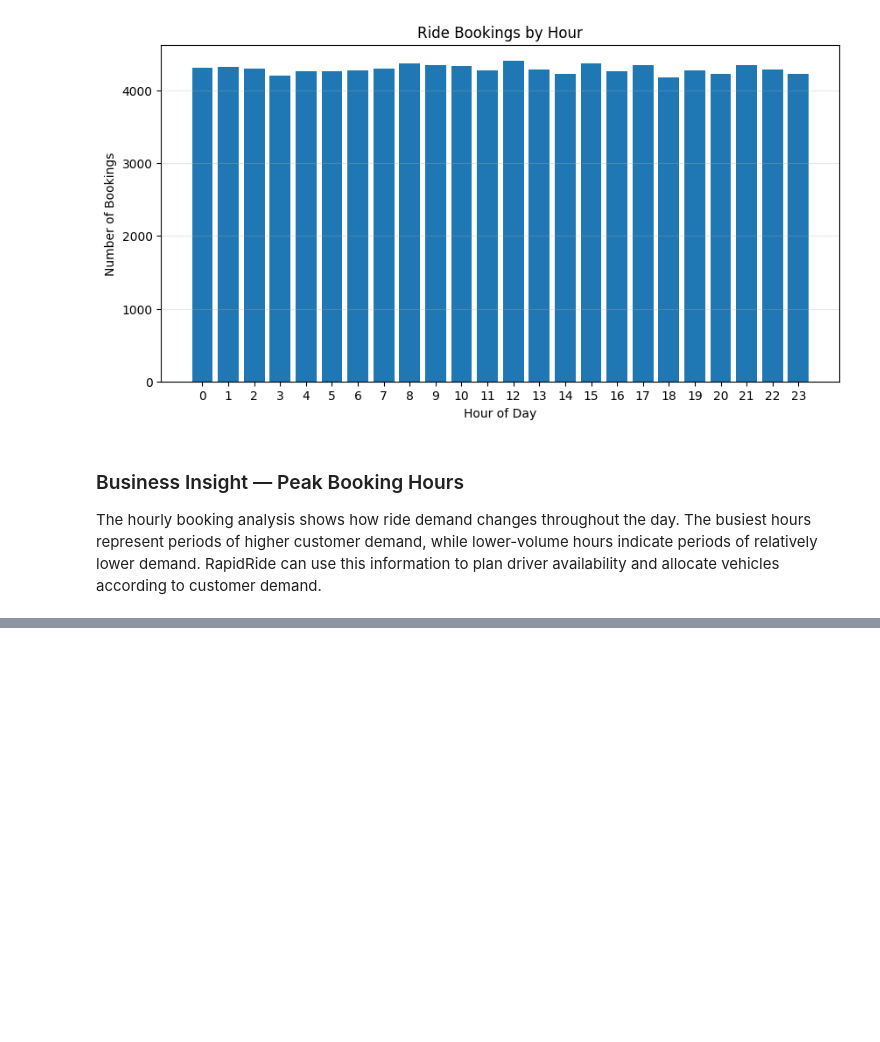
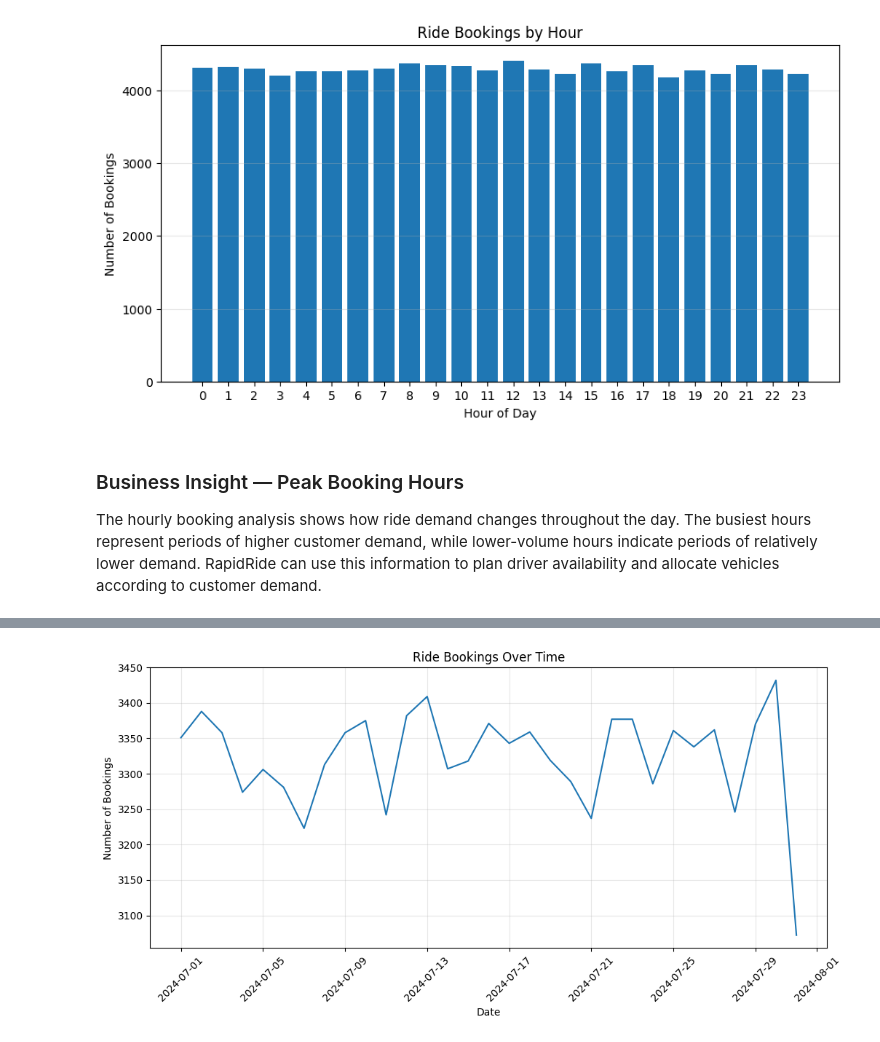
Before and after one commit to HafsaSaddique/ride-booking-data-cleaning, a Jupyter notebook: notebooks/ride_booking_analysis.ipynb, the cells around one changed output, grey strips where cells are left out. Drawn from its saved outputs; the diff is of its cells as text; code cells hidden in the pictures; blank space fills up the shorter version.

```diff
--- a/notebooks/ride_booking_analysis.ipynb
+++ b/notebooks/ride_booking_analysis.ipynb
@@ -165,3 +165,7 @@ The busiest hours represent periods of higher customer demand, while lower-volum
 hours indicate periods of relatively lower demand. RapidRide can use this
 information to plan driver availability and allocate vehicles according to
 customer demand.
+# %%
+trips_over_time = df.groupby(df["Date"].dt.date).size()
+
+print(trips_over_time.head())
@@ -167,0 +180,23 @@ customer demand.
+# %%
+plt.figure(figsize=(12, 5))
+
+plt.plot(
+    trips_over_time.index,
+    trips_over_time.values
+)
+
+plt.title("Ride Bookings Over Time")
+plt.xlabel("Date")
+plt.ylabel("Number of Bookings")
+plt.xticks(rotation=45)
+plt.grid(True, alpha=0.3)
+
+plt.savefig(
+    "../outputs/charts/trips_over_time.png",
+    dpi=300,
+    bbox_inches="tight"
+)
+
+plt.show()
+# %% [output]
+[figure, added]
```
Also changed, not shown: parts of 15 cells of this notebook, 4 other files.
